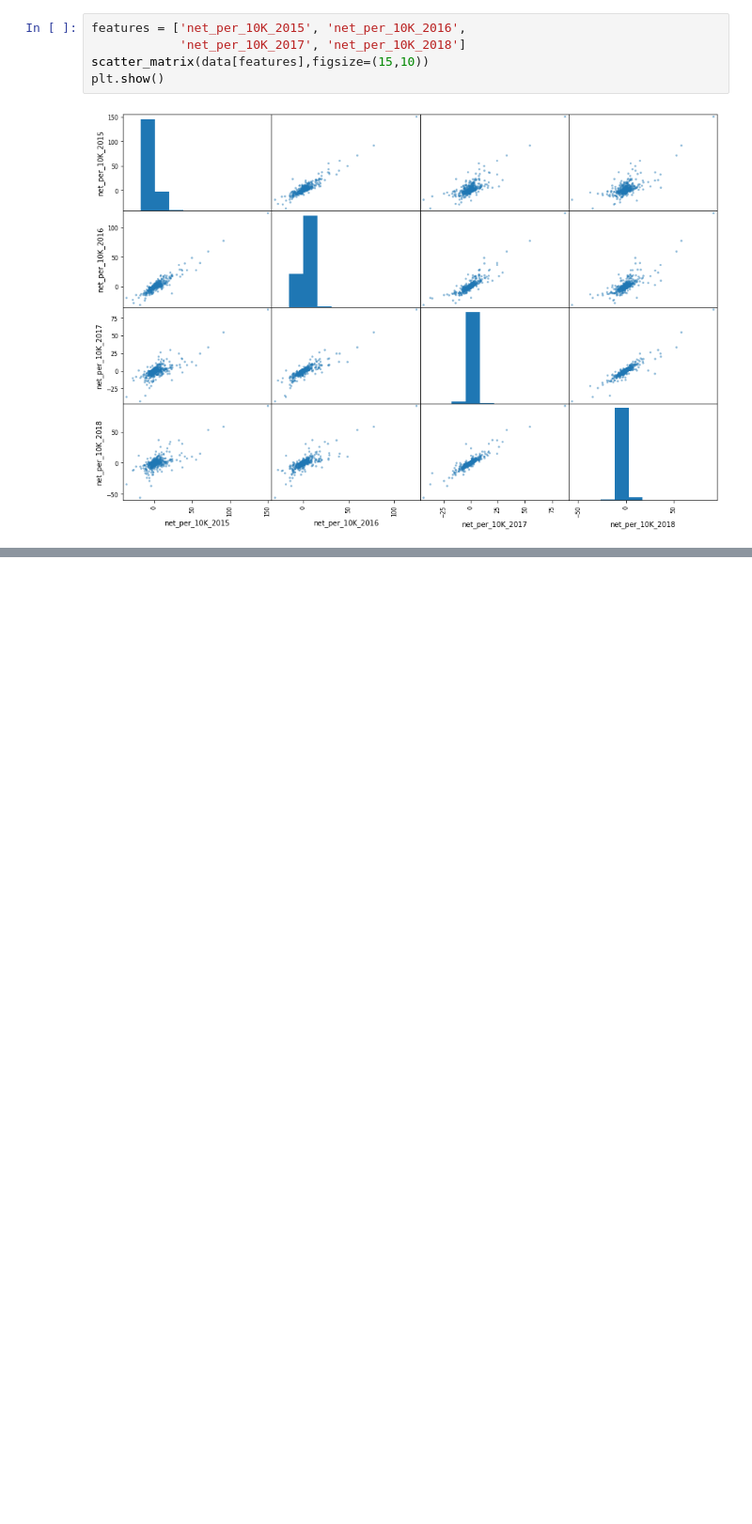
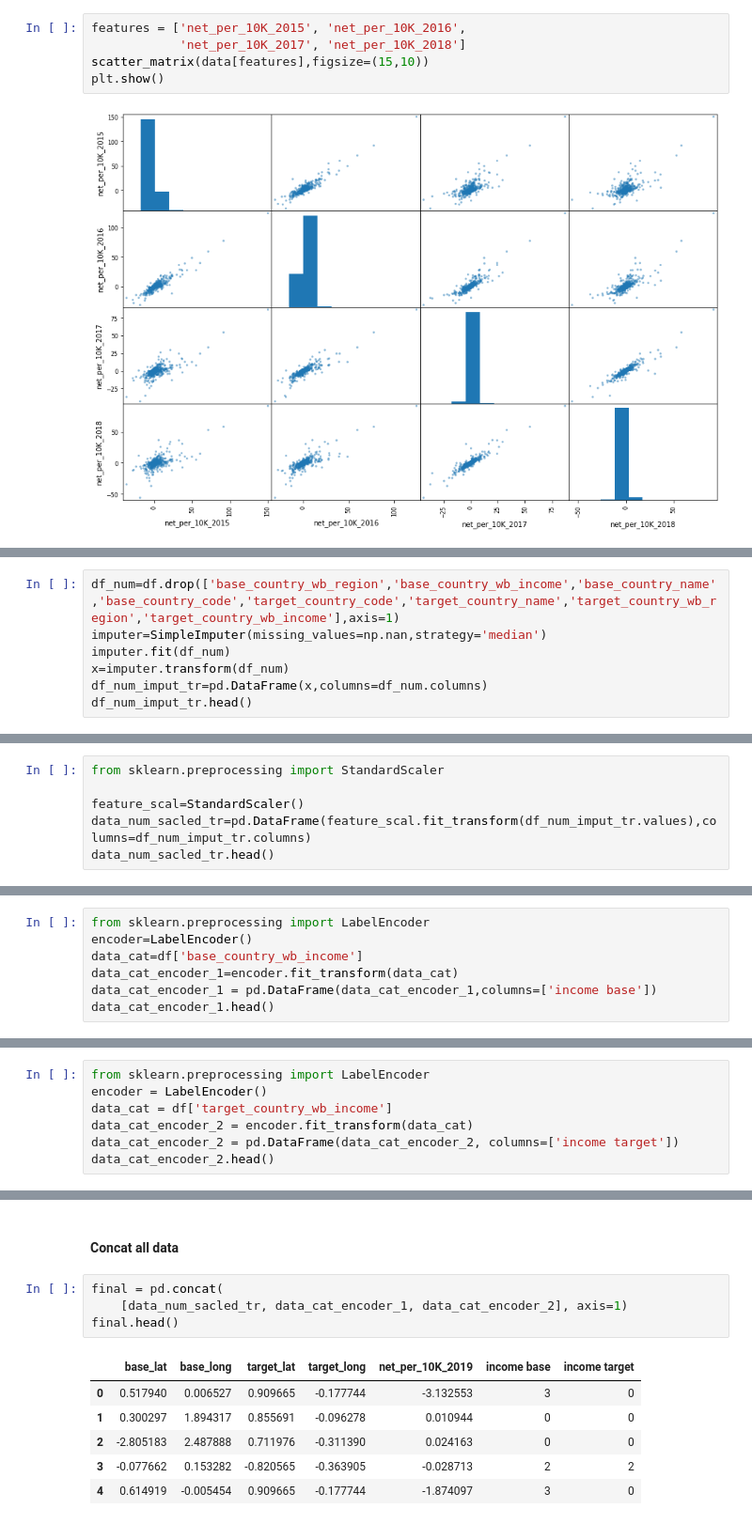
Before and after one commit to myp79/Data_Mining, a Jupyter notebook: main.ipynb, the cells around one changed output, grey strips where cells are left out. Shown at 94% size. Cells and saved outputs as stored; diff of their text form; blank space fills up the shorter version.

Commit message:
step 3 data cleaning
cleaning data for null or noisy data and correct them with some methods.

```diff
--- a/main.ipynb
+++ b/main.ipynb
@@ -101,0 +110,7 @@ plt.show()
+# %%
+df_num=df.drop(['base_country_wb_region','base_country_wb_income','base_country_name','base_country_code','target_country_code','target_country_name','target_country_wb_region','target_country_wb_income'],axis=1)
+imputer=SimpleImputer(missing_values=np.nan,strategy='median')
+imputer.fit(df_num)
+x=imputer.transform(df_num)
+df_num_imput_tr=pd.DataFrame(x,columns=df_num.columns)
+df_num_imput_tr.head()
@@ -101,0 +126,6 @@ plt.show()
+# %%
+from sklearn.preprocessing import StandardScaler
+
+feature_scal=StandardScaler()
+data_num_sacled_tr=pd.DataFrame(feature_scal.fit_transform(df_num_imput_tr.values),columns=df_num_imput_tr.columns)
+data_num_sacled_tr.head()
@@ -101,0 +141,7 @@ plt.show()
+# %%
+from sklearn.preprocessing import LabelEncoder
+encoder=LabelEncoder()
+data_cat=df['base_country_wb_income']
+data_cat_encoder_1=encoder.fit_transform(data_cat)
+data_cat_encoder_1 = pd.DataFrame(data_cat_encoder_1,columns=['income base'])
+data_cat_encoder_1.head()
@@ -101,0 +155,7 @@ plt.show()
+# %%
+from sklearn.preprocessing import LabelEncoder
+encoder = LabelEncoder()
+data_cat = df['target_country_wb_income']
+data_cat_encoder_2 = encoder.fit_transform(data_cat)
+data_cat_encoder_2 = pd.DataFrame(data_cat_encoder_2, columns=['income target'])
+data_cat_encoder_2.head()
@@ -101,0 +169,13 @@ plt.show()
+# %% [markdown]
+#### Concat all data
+# %%
+final = pd.concat(
+    [data_num_sacled_tr, data_cat_encoder_1, data_cat_encoder_2], axis=1)
+final.head()
+# %% [output]
+|  | base_lat | base_long | target_lat | target_long | net_per_10K_2019 | income base | income target |
+| 0 | 0.517940 | 0.006527 | 0.909665 | -0.177744 | -3.132553 | 3 | 0 |
+| 1 | 0.300297 | 1.894317 | 0.855691 | -0.096278 | 0.010944 | 0 | 0 |
+| 2 | -2.805183 | 2.487888 | 0.711976 | -0.311390 | 0.024163 | 0 | 0 |
+| 3 | -0.077662 | 0.153282 | -0.820565 | -0.363905 | -0.028713 | 2 | 2 |
+| 4 | 0.614919 | -0.005454 | 0.909665 | -0.177744 | -1.874097 | 3 | 0 |
```
Also changed, not shown: parts of 12 cells of this notebook.
